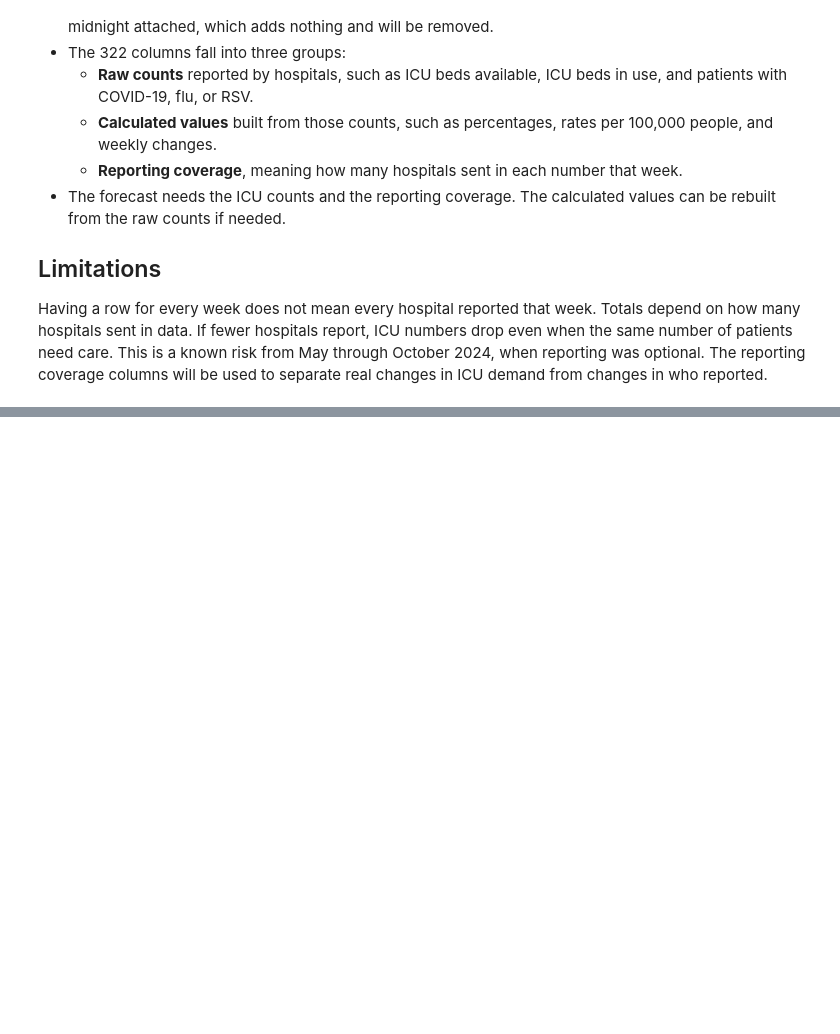
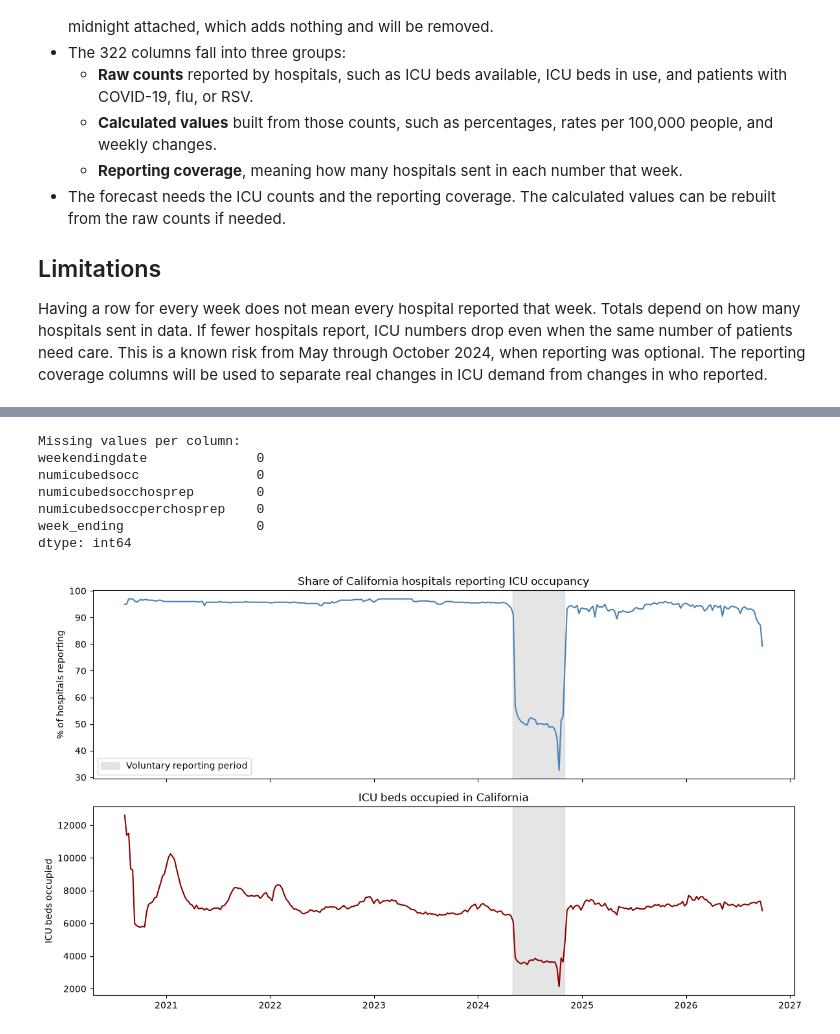
Before and after one commit to abdulrahimham/icu-bed-forecasting, a Jupyter notebook: notebooks/01_data_acquisition.ipynb, the cells around one changed output, grey strips where cells are left out. Cells and saved outputs as stored; diff of their text form; code cells hidden in the pictures; blank space fills up the shorter version.

Commit message:
Document reporting coverage and data quality issues

```diff
--- a/notebooks/01_data_acquisition.ipynb
+++ b/notebooks/01_data_acquisition.ipynb
@@ -114,0 +121,54 @@ Having a row for every week does not mean every hospital reported that week. Tot
+# %%
+coverage_check = california_weekly_raw[
+    ["weekendingdate", "numicubedsocc", "numicubedsocchosprep", "numicubedsoccperchosprep"]
+].copy()
+
+coverage_check["week_ending"] = pd.to_datetime(coverage_check["weekendingdate"]).dt.normalize()
+
+print("Missing values per column:")
+print(coverage_check.isna().sum())
+
+voluntary_period_start = pd.Timestamp("2024-05-01")
+voluntary_period_end = pd.Timestamp("2024-10-31")
+
+figure, (coverage_axis, occupancy_axis) = plt.subplots(
+    2, 1, figsize=(12, 7), sharex=True
+)
+
+coverage_axis.plot(
+    coverage_check["week_ending"],
+    coverage_check["numicubedsoccperchosprep"],
+    color="steelblue",
+)
+coverage_axis.set_ylabel("% of hospitals reporting")
+coverage_axis.set_title("Share of California hospitals reporting ICU occupancy")
+
+occupancy_axis.plot(
+    coverage_check["week_ending"],
+    coverage_check["numicubedsocc"],
+    color="darkred",
+)
+occupancy_axis.set_ylabel("ICU beds occupied")
+occupancy_axis.set_title("ICU beds occupied in California")
+
+for axis in (coverage_axis, occupancy_axis):
+    axis.axvspan(
+        voluntary_period_start,
+        voluntary_period_end,
+        color="gray",
+        alpha=0.2,
+        label="Voluntary reporting period",
+    )
+
+coverage_axis.legend(loc="lower left")
+plt.tight_layout()
+plt.show()
+# %% [output]
+Missing values per column:
+weekendingdate              0
+numicubedsocc               0
+numicubedsocchosprep        0
+numicubedsoccperchosprep    0
+week_ending                 0
+dtype: int64
+[figure, added]
```
Also changed, not shown: parts of 9 cells of this notebook.
